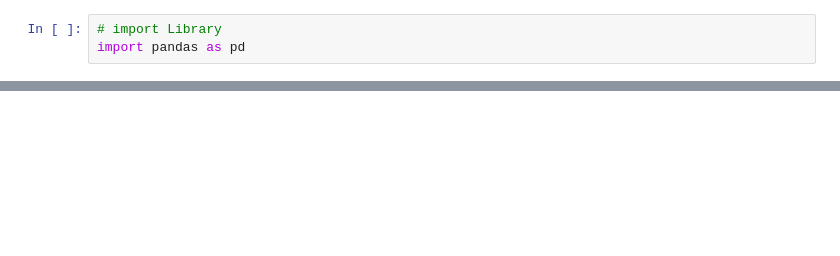
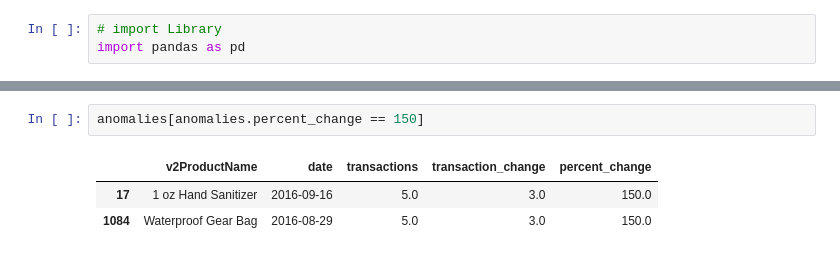
Before and after one commit to alrappie/ntx-de-technical-test, a Jupyter notebook: Soal 1 - Data Transformation dan Analysis Case/notebook.ipynb, the cells around one changed output, grey strips where cells are left out. Cells and saved outputs as stored; diff of their text form; blank space fills up the shorter version.

```diff
--- a/Soal 1 - Data Transformation dan Analysis Case/notebook.ipynb
+++ b/Soal 1 - Data Transformation dan Analysis Case/notebook.ipynb
@@ -21,0 +140,6 @@ pd.read_csv('ecommerce-session-bigquery.csv').head(10) # read data
+# %%
+anomalies[anomalies.percent_change == 150]
+# %% [output]
+|  | v2ProductName | date | transactions | transaction_change | percent_change |
+| 17 | 1 oz Hand Sanitizer | 2016-09-16 | 5.0 | 3.0 | 150.0 |
+| 1084 | Waterproof Gear Bag | 2016-08-29 | 5.0 | 3.0 | 150.0 |
```
Also changed, not shown: parts of 26 cells of this notebook, 9 other files.
